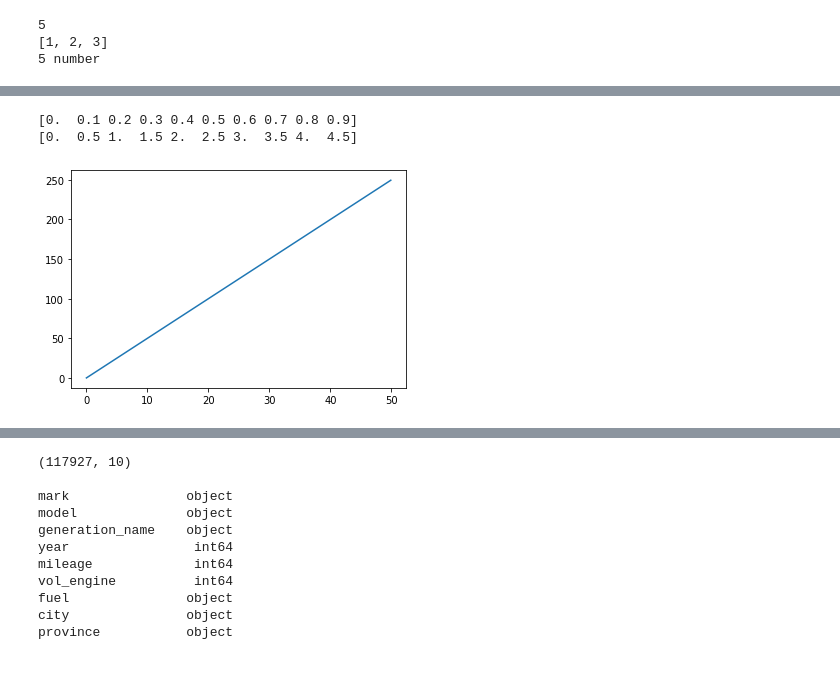
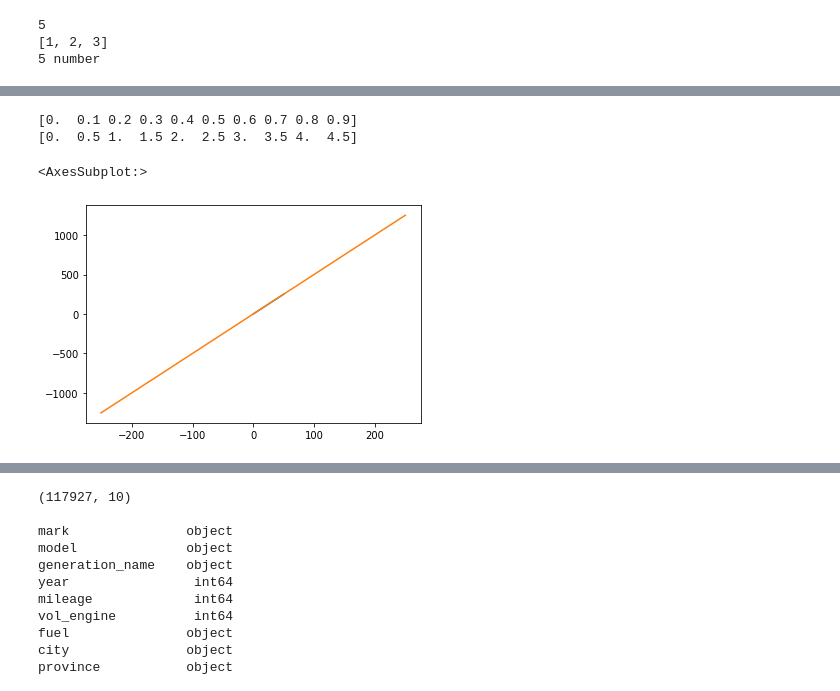
Before and after one commit to cinkonaap/ml-light-talk-02-2022, a Jupyter notebook: LearnNotebook.ipynb, the cells around one changed output, grey strips where cells are left out. Drawn from its saved outputs; the diff is of its cells as text; code cells hidden in the pictures.

```diff
--- a/LearnNotebook.ipynb
+++ b/LearnNotebook.ipynb
@@ -85,33 +83,34 @@ df.iloc[:, 0]
 linear_function = lambda x: x * 5
 
 x = np.arange(0.0, 50.0, step=0.1)
 y = np.array([linear_function(x) for x in x])
 
 print(x[:10])
 print(y[:10])
 
 # machine learning models works with an 2d array structure to hold data columns, and rows.
 # each entry in an array is a row, holding information for all columns
 # thats why for one property data, we need it too look like this:
 # [
 #   [0.0]
 #   [0.1]
 #   [0.2]
 # ]
 X = x.reshape(-1, 1)
 
-sns.lineplot(lx, ly)
+sns.lineplot(x, y)
 
 from sklearn.linear_model import LinearRegression
 
 linear_model = LinearRegression()
 linear_model.fit(X, y)
 
 lx_test = np.arange(-251.0, 251.0, step=0.5)
 ly_test = linear_model.predict(lx_test.reshape(-1, 1))
 
-#sns.lineplot(lx_test, ly_test)
+sns.lineplot(lx_test, ly_test)
 # %% [output]
 [0.  0.1 0.2 0.3 0.4 0.5 0.6 0.7 0.8 0.9]
 [0.  0.5 1.  1.5 2.  2.5 3.  3.5 4.  4.5]
+<AxesSubplot:>
-[figure, old version]
+[figure, new version]
```
Also changed, not shown: parts of 21 cells of this notebook, 6 other files.
